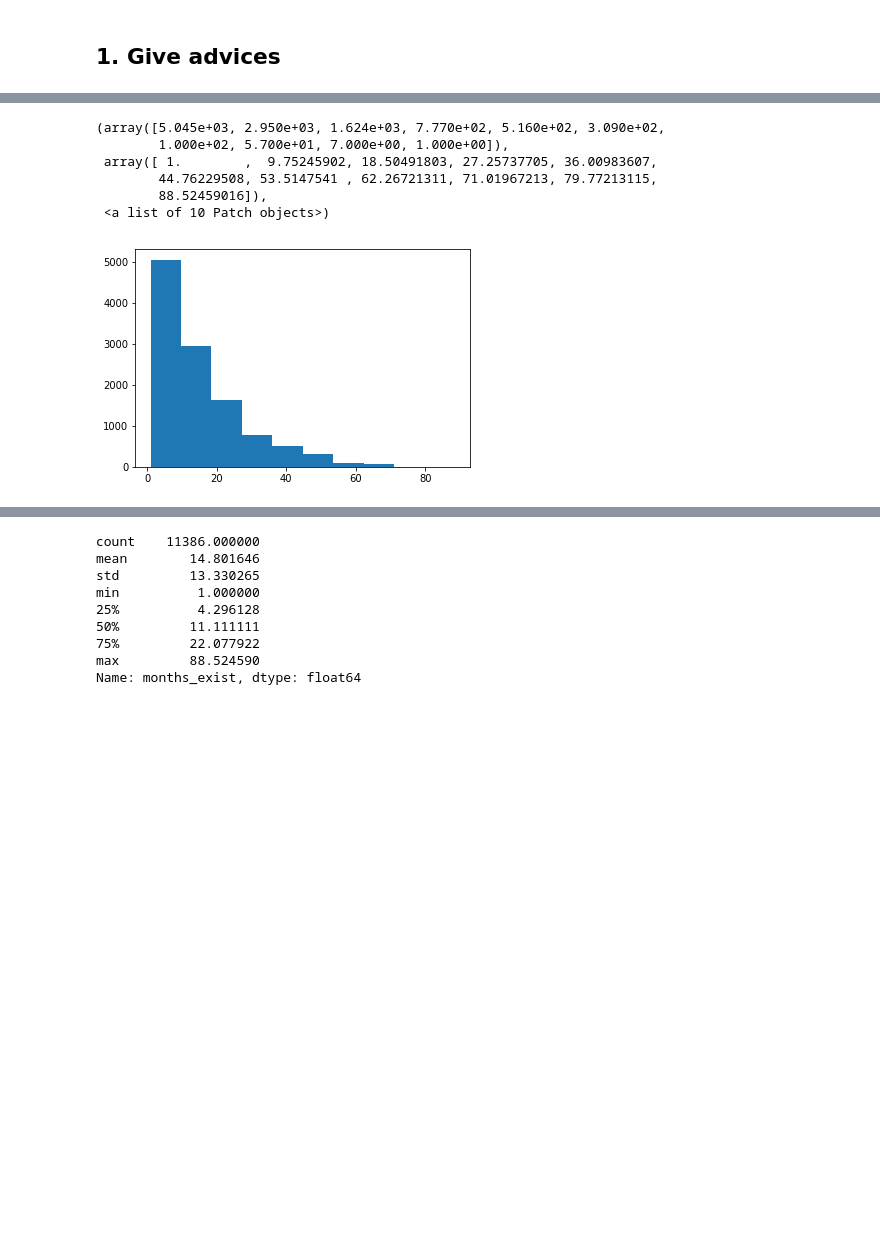
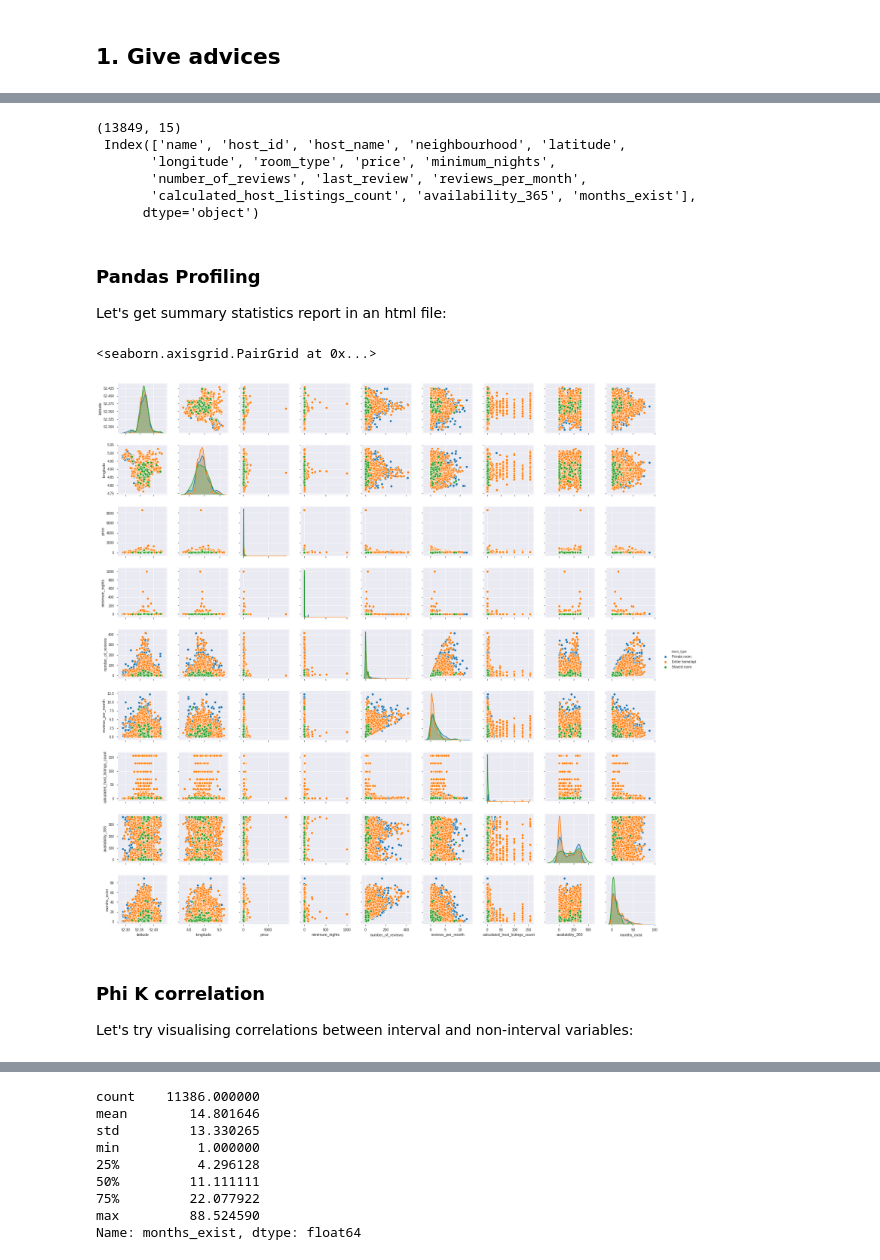
Before and after one commit to ant-on-su/case, a Jupyter notebook: notebooks/start.ipynb, the cells around one changed output, grey strips where cells are left out. Cells and saved outputs as stored; diff of their text form; code cells hidden in the pictures; blank space fills up the shorter version.

```diff
--- a/notebooks/start.ipynb
+++ b/notebooks/start.ipynb
@@ -20,5 +21,4 @@ df.head()
 # %%
 df['last_review']=pd.to_datetime(df['last_review'], yearfirst=True)
-df.drop(axis=1, columns=['name','host_id','host_name','neighbourhood_group'], inplace=True)
 df.dtypes
 # %% [output]
@@ -123,5 +148,2 @@ df_vio
 # %% [markdown]
 ## 1. Give advices
-# %%
-df['months_exist']=df['number_of_reviews']/df['reviews_per_month']
-df.head(20)
@@ -146,0 +156,21 @@ df.head(20)
+# %%
+from datetime import datetime, timedelta, date
+
+df1 = df.drop(axis=1, columns=['neighbourhood_group'])
+df1['months_exist']=df1['number_of_reviews']/df1['reviews_per_month']
+df1['months_exist'].fillna(value=0, inplace=True)
+#df1['date_start']=pd.Timestamp(df1['months_exist']*30, unit='D')
+# %%
+shape = df1.shape
+cols = df1.columns
+print(shape, '\n', cols)
+# %% [output]
+(13849, 15)
+ Index(['name', 'host_id', 'host_name', 'neighbourhood', 'latitude',
+       'longitude', 'room_type', 'price', 'minimum_nights',
+       'number_of_reviews', 'last_review', 'reviews_per_month',
+       'calculated_host_listings_count', 'availability_365', 'months_exist'],
+      dtype='object')
+# %% [markdown]
+### Pandas Profiling
+Let's get summary statistics report in an html file:
@@ -147,14 +180,13 @@ df.head(20)
 # %%
 %matplotlib inline
 import matplotlib.pyplot as plt
 import seaborn as sns
 
-plt.hist(df['months_exist'])
+df_corr = df1.drop(axis=1, columns=['name', 'host_id', 'host_name'])
+sns.pairplot(df_corr, hue='room_type')
 # %% [output]
-(array([5.045e+03, 2.950e+03, 1.624e+03, 7.770e+02, 5.160e+02, 3.090e+02,
-        1.000e+02, 5.700e+01, 7.000e+00, 1.000e+00]),
- array([ 1.        ,  9.75245902, 18.50491803, 27.25737705, 36.00983607,
-        44.76229508, 53.5147541 , 62.26721311, 71.01967213, 79.77213115,
-        88.52459016]),
- <a list of 10 Patch objects>)
+<seaborn.axisgrid.PairGrid at 0x...>
-[figure, old version]
+[figure, new version]
+# %% [markdown]
+### Phi K correlation
+Let's try visualising correlations between interval and non-interval variables:
```
Also changed, not shown: parts of 33 cells of this notebook.
